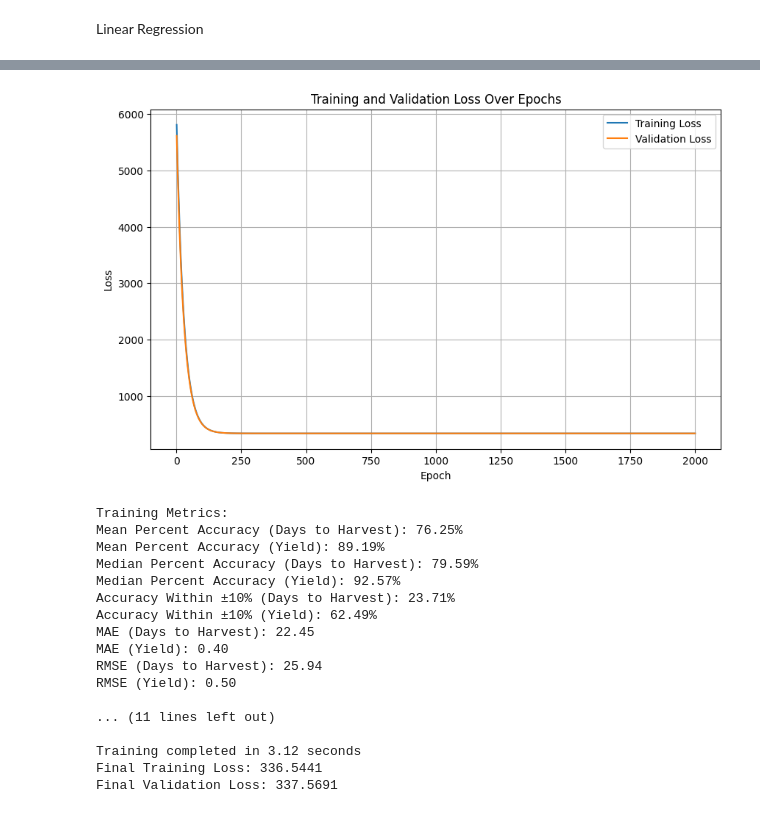
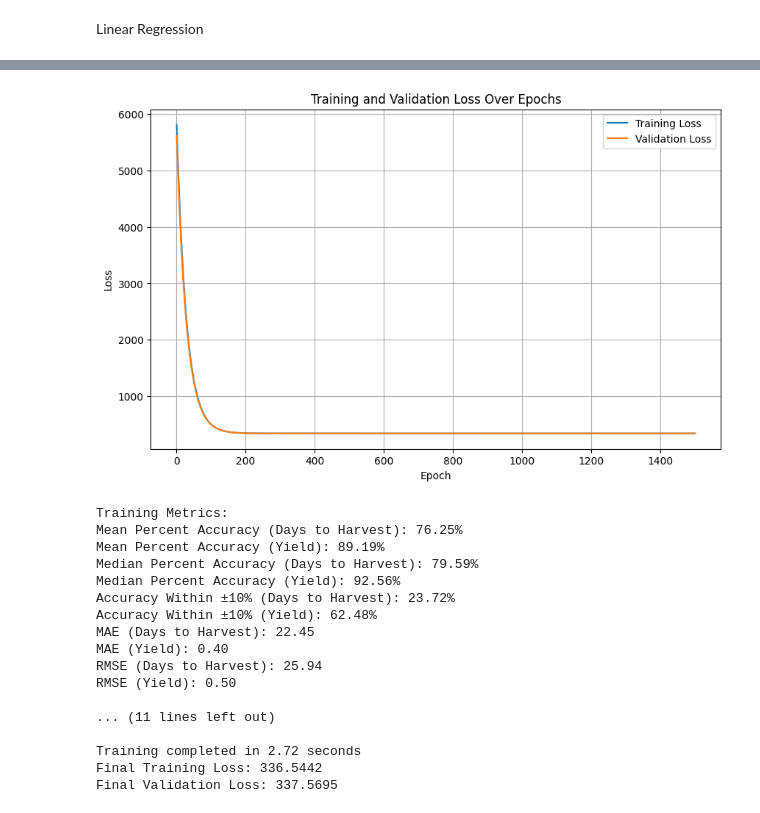
Before and after one commit to mmohan5/Intro-To-ML, a Jupyter notebook: Final Project/crop_yield_training.ipynb, the cells around one changed output, grey strips where cells are left out. Cells and saved outputs as stored; diff of their text form; code cells hidden in the pictures.

```diff
--- a/Final Project/crop_yield_training.ipynb
+++ b/Final Project/crop_yield_training.ipynb
@@ -476,7 +474,7 @@ criterion = nn.MSELoss()
 optimizer = optim.SGD(model.parameters(), lr=0.01)
 
 # Train the model
-n_epochs = 2000
+n_epochs = 1500
 train_losses = []
 val_losses = []
 start_time = time.time()
@@ -611,11 +609,11 @@ Epoch 2000/2000, Training Loss: 336.5441, Validation Loss: 337.5691
-[figure, old version]
+[figure, new version]
 Training Metrics:
 Mean Percent Accuracy (Days to Harvest): 76.25%
 Mean Percent Accuracy (Yield): 89.19%
 Median Percent Accuracy (Days to Harvest): 79.59%
-Median Percent Accuracy (Yield): 92.57%
-Accuracy Within ±10% (Days to Harvest): 23.71%
-Accuracy Within ±10% (Yield): 62.49%
+Median Percent Accuracy (Yield): 92.56%
+Accuracy Within ±10% (Days to Harvest): 23.72%
+Accuracy Within ±10% (Yield): 62.48%
 MAE (Days to Harvest): 22.45
 MAE (Yield): 0.40
 RMSE (Days to Harvest): 25.94
@@ -623,6 +621,6 @@ RMSE (Yield): 0.50
 
 ... (11 lines left out)
 
-Training completed in 3.12 seconds
-Final Training Loss: 336.5441
-Final Validation Loss: 337.5691
+Training completed in 2.72 seconds
+Final Training Loss: 336.5442
+Final Validation Loss: 337.5695
```
Also changed, not shown: parts of 3 cells of this notebook, 1 other file.
